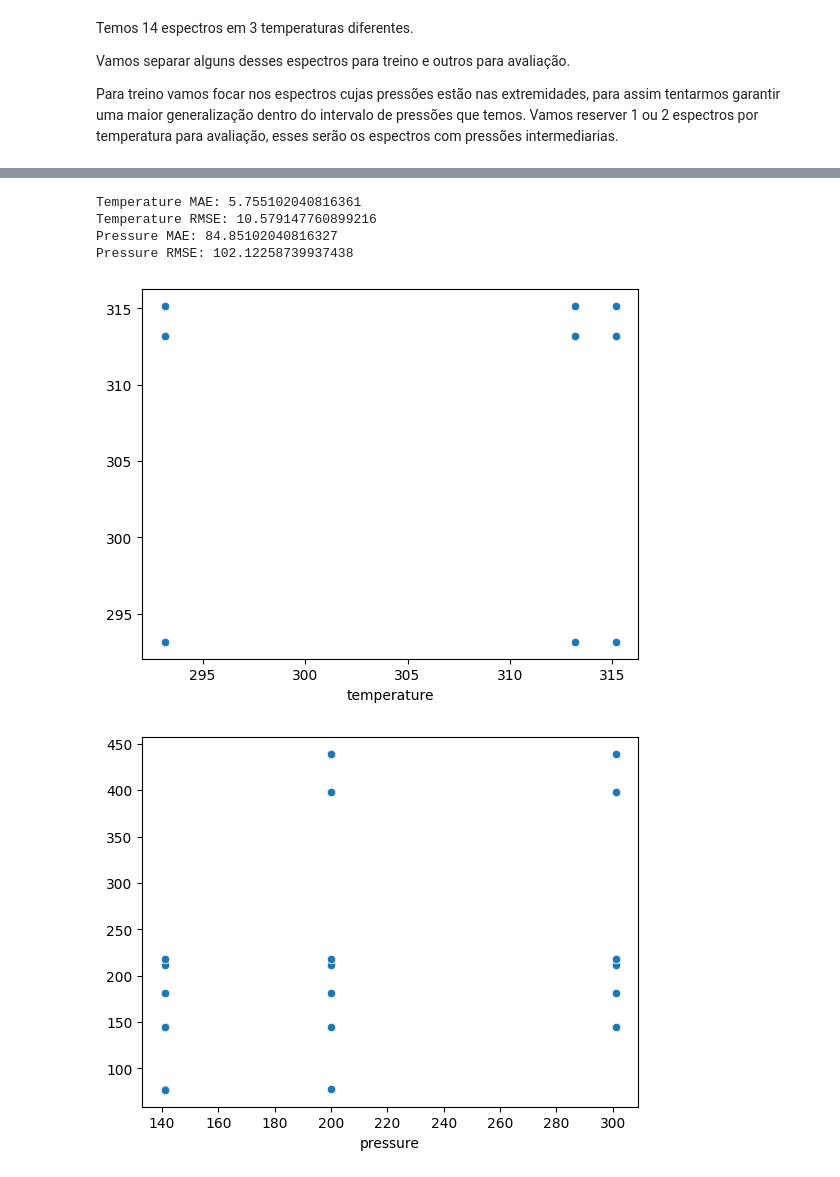
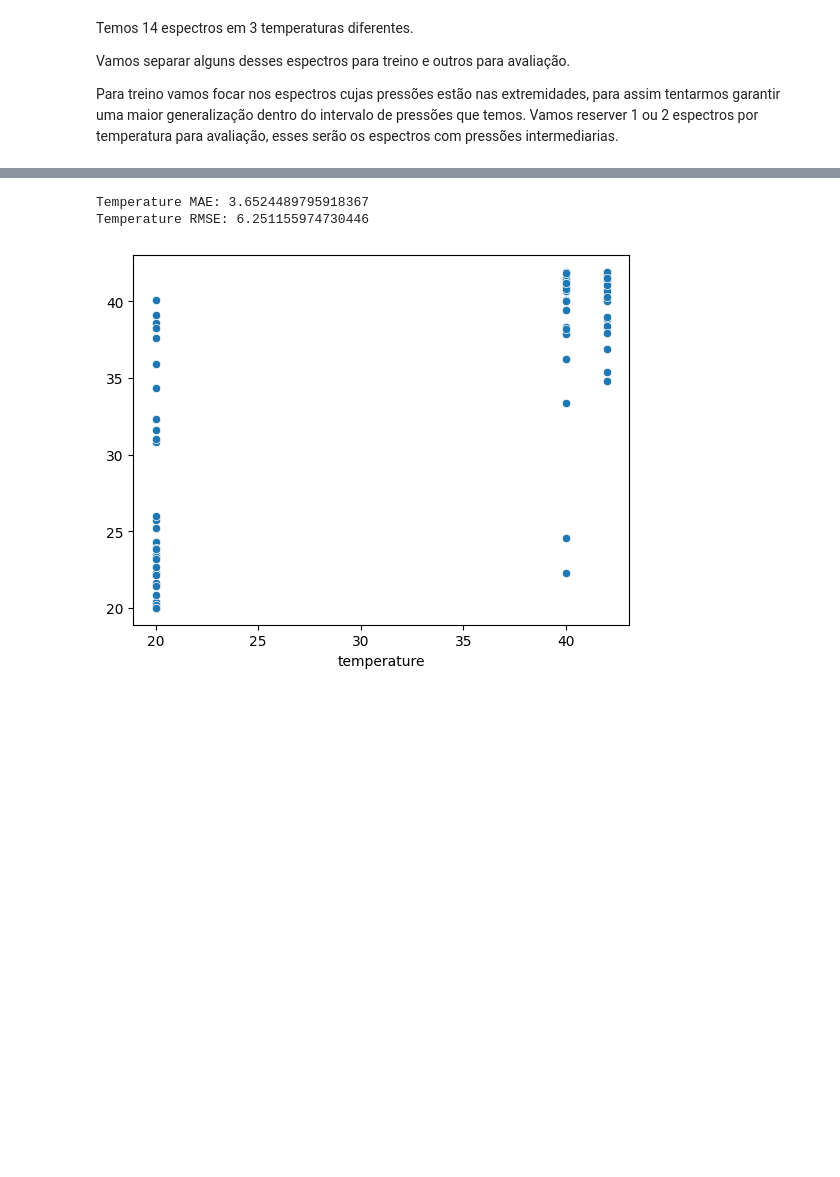
Before and after one commit to Alexandre-Esposte/LineProphet-Machine-Learning-for-Spectral-Attributes, a Jupyter notebook: nbs/ML_modeling.ipynb, the cells around one changed output, grey strips where cells are left out. Drawn from its saved outputs; the diff is of its cells as text; code cells hidden in the pictures; blank space fills up the shorter version.

```diff
--- a/nbs/ML_modeling.ipynb
+++ b/nbs/ML_modeling.ipynb
@@ -108,3 +116,0 @@ Selecionando somente os melhors ajustes dos dados sintéticos
-# %%
-train = r2Filter(train, 0.9)
-test = r2Filter(test, 0.9)
@@ -111,9 +124,21 @@ test = r2Filter(test, 0.9)
 # %% [markdown]
 Separando as informações uteis que serão utilizadas na modelagem
 # %%
-train = train[['branch','center','amplitude','sigma','gamma','fwhm','height', 'temperature', 'pressure']]
-test = test[['branch','center','amplitude','sigma','gamma','fwhm' ,'height','temperature', 'pressure']]
+train = train[['branch','center','amplitude','sigma','gamma','fwhm', 'temperature', 'pressure', 'height']]
+test = test[['branch','center','amplitude','sigma','gamma','fwhm', 'temperature', 'pressure','height']]
+prod = prod_raw[['branch','center','amplitude','sigma','gamma','fwhm', 'temperature', 'pressure','height']]
 
-prod = prod[['branch','center','amplitude','sigma','gamma','fwhm','height', 'temperature', 'pressure']]
+train, test, prod = eng_features(train.copy()), eng_features(test.copy()), eng_features(prod.copy())
+
+X_train = train.drop(columns=['temperature','pressure'])
+y_train_temperature = train['temperature']
+y_train_pressure = train['pressure']
+
+X_test = test.drop(columns=['temperature','pressure'])
+y_test_temperature = test['temperature']
+y_test_pressure = test['pressure']
+
+numeric_cols = X_train.select_dtypes(exclude='object').columns
+object_cols = X_train.select_dtypes(include='object').columns
 # %% [markdown]
 definindo os modelos com diferentes estrategias
@@ -332,7 +463,9 @@ train = prod[~prod['pressure'].isin(pressures_to_test)]
 
 
 X_train = train.drop(columns=['temperature','pressure'])
-y_train = train[['temperature','pressure']]
+y_train_pressure = train['pressure']
+y_train_temperature = train['temperature']
 
 X_test = test.drop(columns=['temperature','pressure'])
-y_test = test[['temperature','pressure']]
+y_test_pressure = test['pressure']
+y_test_temperature = test['temperature']
@@ -396,39 +472,33 @@ xgb
 # %%
-model = RegressorChain(DecisionTreeRegressor(random_state = 0), order = [0,1])
+model = RandomForestRegressor(random_state = 0)
 
 numeric_processor = Pipeline(steps = [('scaler', StandardScaler())])
 category_processor = Pipeline(steps = [('onehot', OneHotEncoder(handle_unknown='ignore'))])
 processing = ColumnTransformer(transformers = [('numeric_processing', numeric_processor, numeric_cols),
                                                ('category_processing', category_processor, object_cols)])
 
 preprocessor = Pipeline(steps = [('preprocessor', processing)])
 
 step = [('processing', preprocessor),
         ('model', model)
        ]
 
 model_pipe = Pipeline(step)
 
-model_pipe.fit(X_train,y_train)
+model_pipe.fit(X_train,y_train_temperature)
 
 y_hat = model_pipe.predict(X_test)
 
 
-print('Temperature MAE:', mean_absolute_error(y_test['temperature'], y_hat[:,0]))
-print('Temperature RMSE:', root_mean_squared_error(y_test['temperature'], y_hat[:,0]))
-print('Pressure MAE:', mean_absolute_error(y_test['pressure'], y_hat[:,1]))
-print('Pressure RMSE:', root_mean_squared_error(y_test['pressure'], y_hat[:,1]))
+print('Temperature MAE:', mean_absolute_error(y_test_temperature, y_hat))
+print('Temperature RMSE:', root_mean_squared_error(y_test_temperature, y_hat))
 
-sns.scatterplot(x = y_test['temperature'], y = y_hat[:,0])
+
+sns.scatterplot(x = y_test_temperature, y = y_hat)
 plt.show()
-sns.scatterplot(x = y_test['pressure'], y = y_hat[:,1])
-plt.show()
 # %% [output]
-Temperature MAE: 5.755102040816361
-Temperature RMSE: 10.579147760899216
-Pressure MAE: 84.85102040816327
-Pressure RMSE: 102.12258739937438
+Temperature MAE: 3.6524489795918367
+Temperature RMSE: 6.251155974730446
-[figure, old version]
+[figure, new version]
-[figure, removed]
 # %%
 real_results_temperatura = {'Temperatura real': [], 'Temperatura estimada': [], 'Diferença absoluta': [], 'Diferença percentual': []}
```
Also changed, not shown: parts of 33 cells of this notebook, 12 other files.
